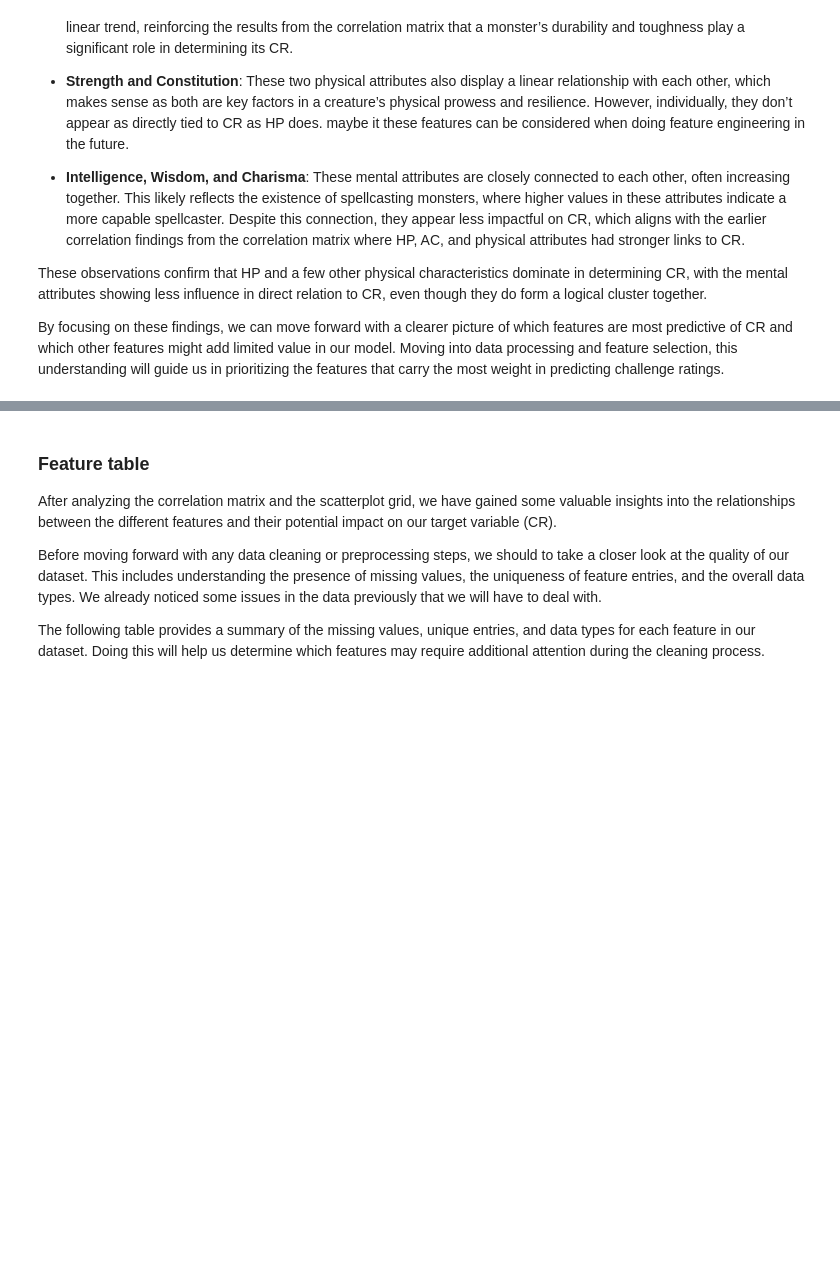
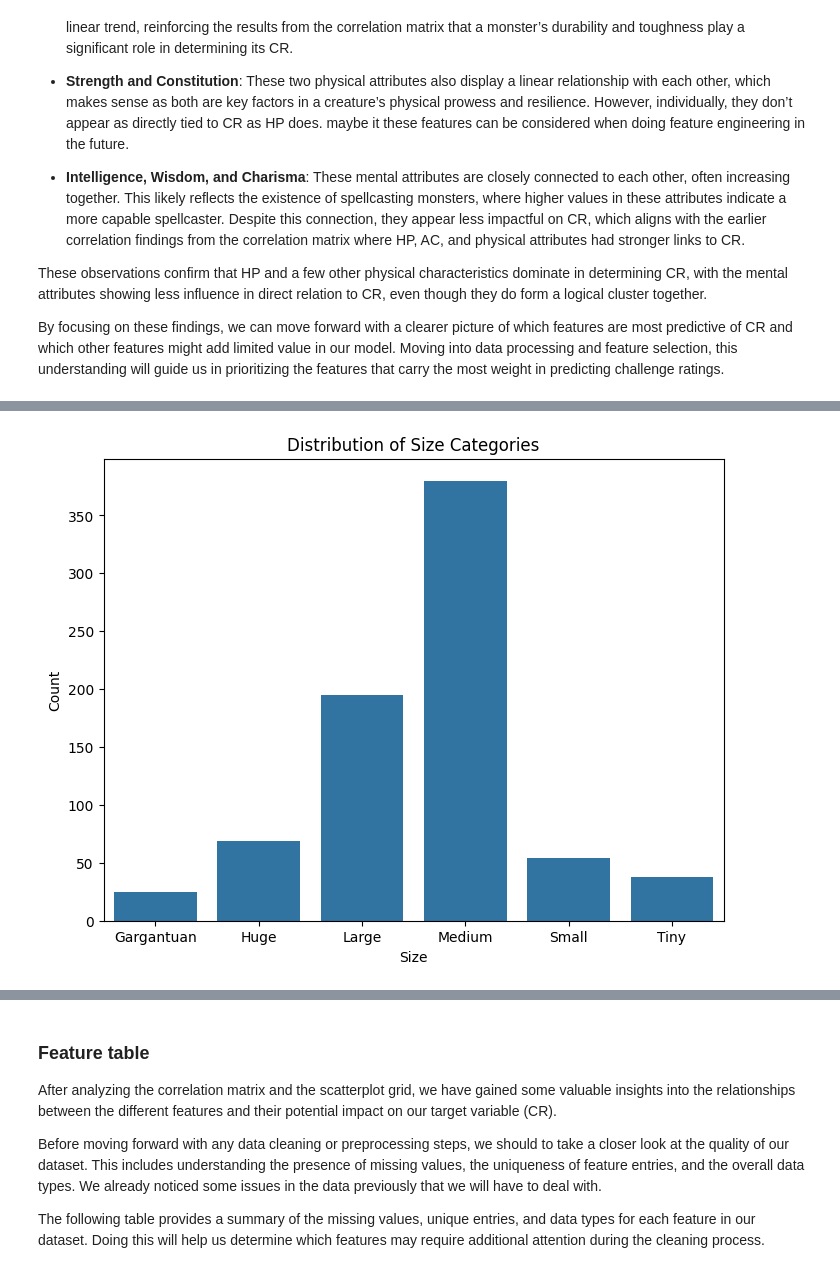
Before and after one commit to duradenzel/Individual-Challange, a Jupyter notebook: Individual challenge.ipynb, the cells around one changed output, grey strips where cells are left out. Drawn from its saved outputs; the diff is of its cells as text; code cells hidden in the pictures; blank space fills up the shorter version.

```diff
--- a/Individual challenge.ipynb
+++ b/Individual challenge.ipynb
@@ -24,7 +24,7 @@ import pandas as pd
 import matplotlib.pyplot as plt
 import seaborn as sns
 
-file_path = 'C:/Users/Huijb/OneDrive/Bureaublad/dnd_monsters.csv'
+file_path = 'dnd_monsters.csv'
 df = pd.read_csv(file_path)
 
 print("Number of rows and columns:", df.shape)
@@ -286,0 +287,9 @@ By focusing on these findings, we can move forward with a clearer picture of whi
+# %%
+plt.figure(figsize=(8, 6))
+sns.countplot(data=df, x='size', order=sorted(df['size'].unique()))
+plt.title('Distribution of Size Categories')
+plt.xlabel('Size')
+plt.ylabel('Count')
+plt.show()
+# %% [output]
+[figure, added]
```
Also changed, not shown: parts of 28 cells of this notebook, 8 other files.
